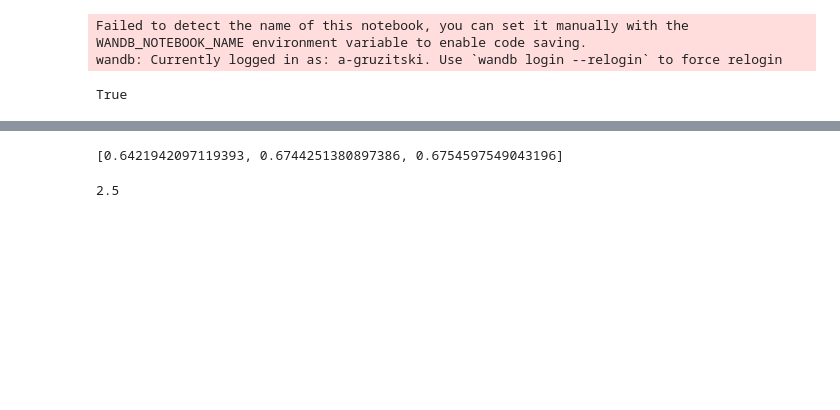
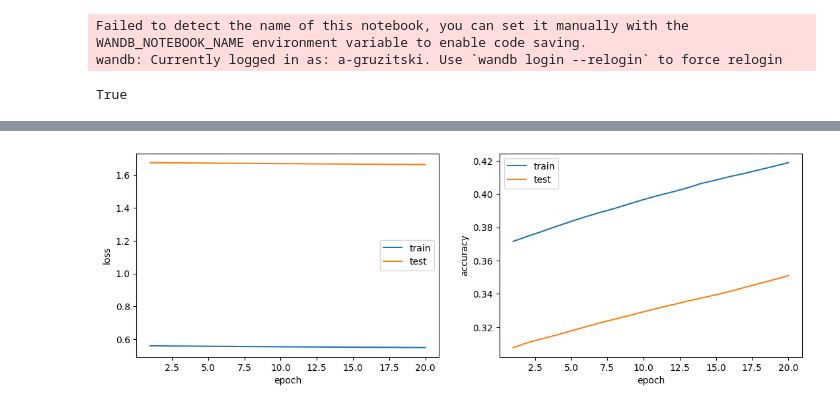
Before and after one commit to Andrei3223/VAE_anomaly_detection, a Jupyter notebook: swat_preproc.ipynb, the cells around one changed output, grey strips where cells are left out. Cells and saved outputs as stored; diff of their text form; code cells hidden in the pictures; blank space fills up the shorter version.

```diff
--- a/swat_preproc.ipynb
+++ b/swat_preproc.ipynb
@@ -402,5 +429 @@ train_losses, test_losses, train_accuracies, test_accuracies = train(
-# %%
-train_accuracies
-# %% [output]
-[0.6421942097119393, 0.6744251380897386, 0.6754597549043196]
 # %%
@@ -408,12 +431,7 @@ torch.save(model.state_dict(), 'AE.pt')
-# %%
-tensor = torch.randn(2, 3)
-# a = torch.Tensor([[1., 0., 1., 1.], [1., 1., 0., 1.]])
-# b = torch.Tensor(np.array([[0., 0., 1., 0.], [1., 1., 1., 1.]]))
-a = np.array([[1., 0., 1., 1.], [1., 1., 0., 1.]])
-b = np.array([[0., 0., 1., 0.], [1., 1., 1., 1.]])
-# for i, line in enumerate(a):
-#     print(line == b[i,:])
-# print(a==b)
-print((a == b).sum(axis=1).mean())
-# %% [output]
-2.5
+# %%
+train_losses, test_losses, train_accuracies, test_accuracies = train(
+    model, optimizer, scheduler, criterion, train_loader, val_loader, 20,
+    device
+)
+# %% [output]
+[figure, added]
```
Also changed, not shown: parts of 19 cells of this notebook, 2 other files.
